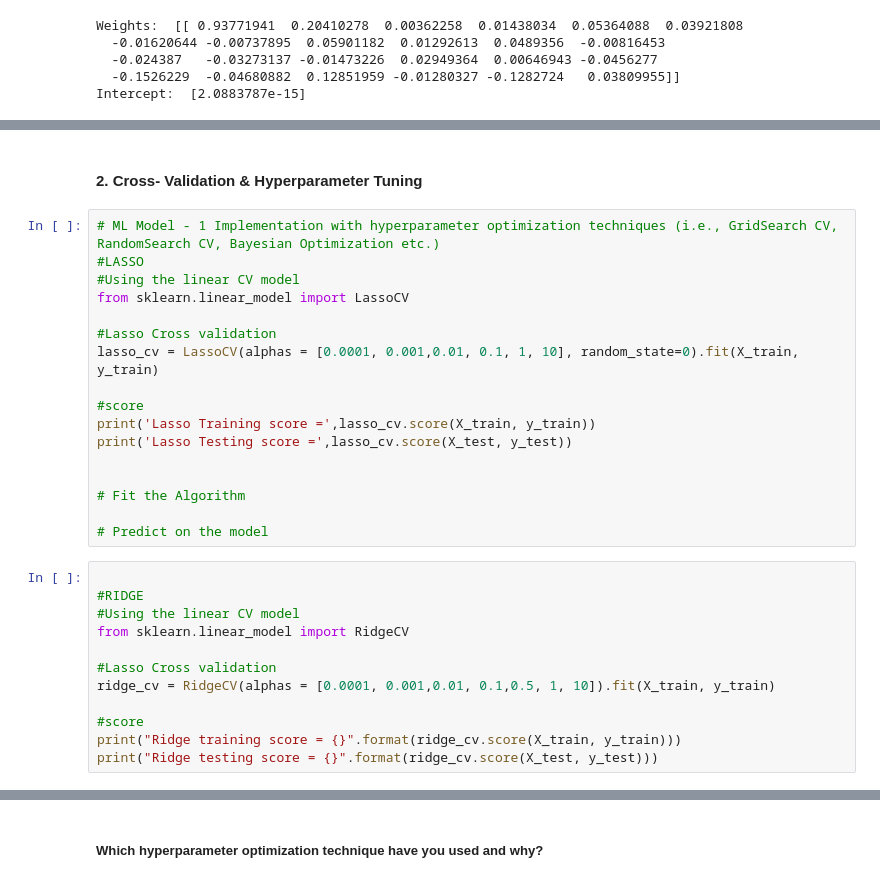
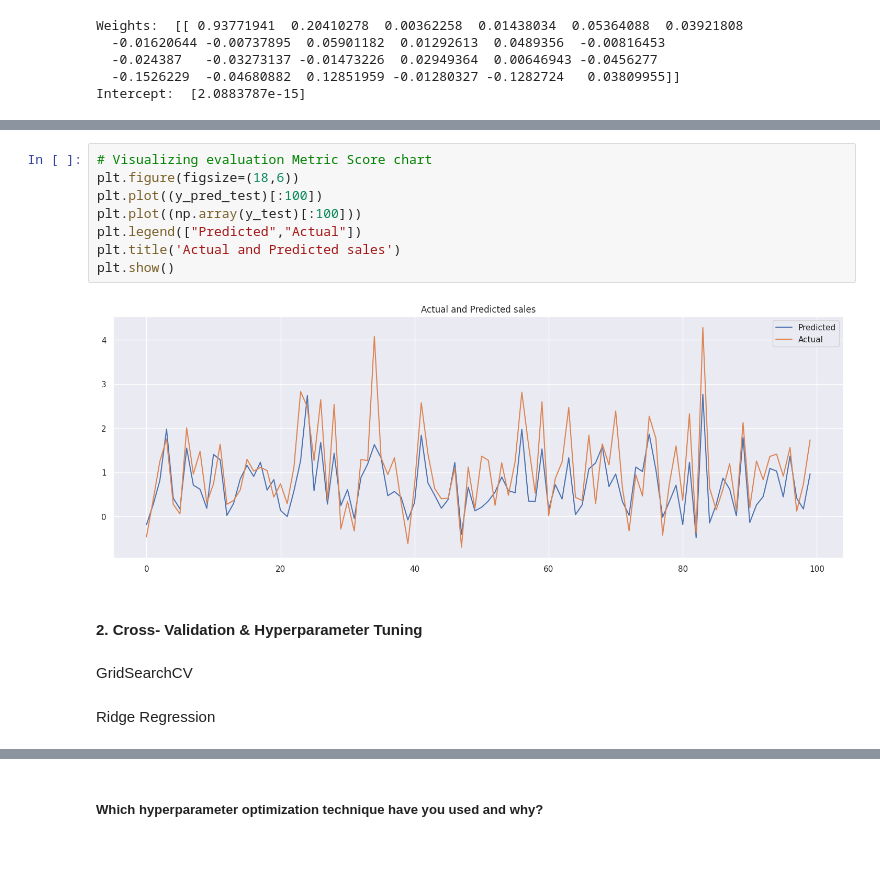
Before and after one commit to theuttammishra/Retail-Sales, a Jupyter notebook: Retail_sales_prediction.ipynb, the cells around one changed output, grey strips where cells are left out. Saved outputs shown, nothing was run; the diff lists cells and outputs as text; blank space fills up the shorter version.

```diff
--- a/Retail_sales_prediction.ipynb
+++ b/Retail_sales_prediction.ipynb
@@ -1380,31 +1360,16 @@ Adjusted R2 Test: 0.8102682426580939
+# %%
+# Visualizing evaluation Metric Score chart
+plt.figure(figsize=(18,6))
+plt.plot((y_pred_test)[:100])
+plt.plot((np.array(y_test)[:100]))
+plt.legend(["Predicted","Actual"])
+plt.title('Actual and Predicted sales')
+plt.show()
+# %% [output]
+[figure, added]
 # %% [markdown]
 #### 2. Cross- Validation & Hyperparameter Tuning
-# %%
-# ML Model - 1 Implementation with hyperparameter optimization techniques (i.e., GridSearch CV, RandomSearch CV, Bayesian Optimization etc.)
-#LASSO
-#Using the linear CV model
-from sklearn.linear_model import LassoCV
-
-#Lasso Cross validation
-lasso_cv = LassoCV(alphas = [0.0001, 0.001,0.01, 0.1, 1, 10], random_state=0).fit(X_train, y_train)
-
-#score
-print('Lasso Training score =',lasso_cv.score(X_train, y_train))
-print('Lasso Testing score =',lasso_cv.score(X_test, y_test))
-
-
-# Fit the Algorithm
-
-# Predict on the model
-# %%
-
-#RIDGE
-#Using the linear CV model
-from sklearn.linear_model import RidgeCV
-
-#Lasso Cross validation
-ridge_cv = RidgeCV(alphas = [0.0001, 0.001,0.01, 0.1,0.5, 1, 10]).fit(X_train, y_train)
-
-#score
-print("Ridge training score = {}".format(ridge_cv.score(X_train, y_train)))
-print("Ridge testing score = {}".format(ridge_cv.score(X_test, y_test)))
+# %% [markdown]
+GridSearchCV
+# %% [markdown]
+Ridge Regression
```
Also changed, not shown: parts of 61 cells of this notebook.
